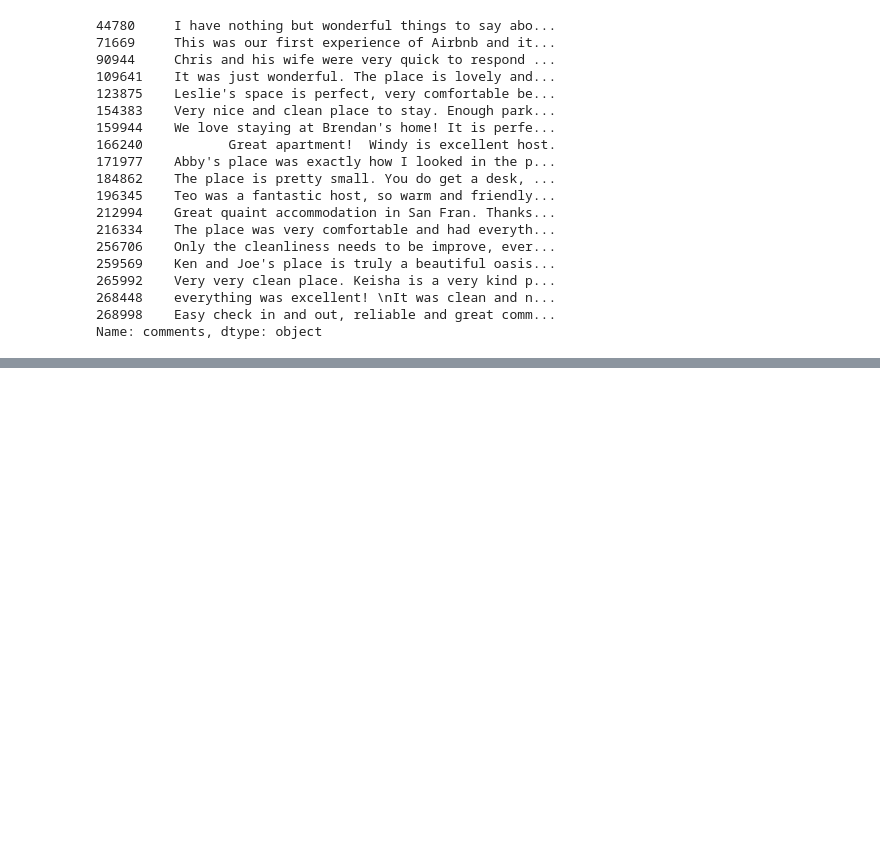
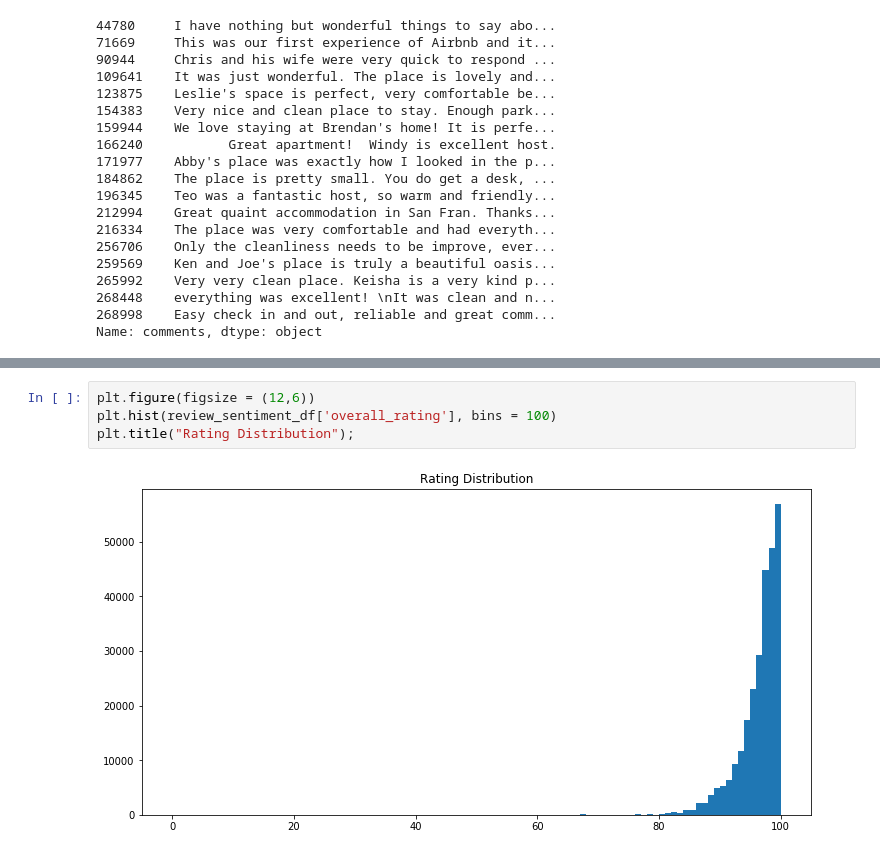
Before and after one commit to evolevelynli/capstone_project, a Jupyter notebook: code/1. Cleaning and EDA .ipynb, the cells around one changed output, grey strips where cells are left out. Saved outputs shown, nothing was run; the diff lists cells and outputs as text; blank space fills up the shorter version.

```diff
--- a/code/1. Cleaning and EDA .ipynb
+++ b/code/1. Cleaning and EDA .ipynb
@@ -320,0 +329,6 @@ Name: comments, dtype: object
+# %%
+plt.figure(figsize = (12,6))
+plt.hist(review_sentiment_df['overall_rating'], bins = 100)
+plt.title("Rating Distribution");
+# %% [output]
+[figure, added]
```
Also changed, not shown: parts of 3 cells of this notebook, 10 other files.
